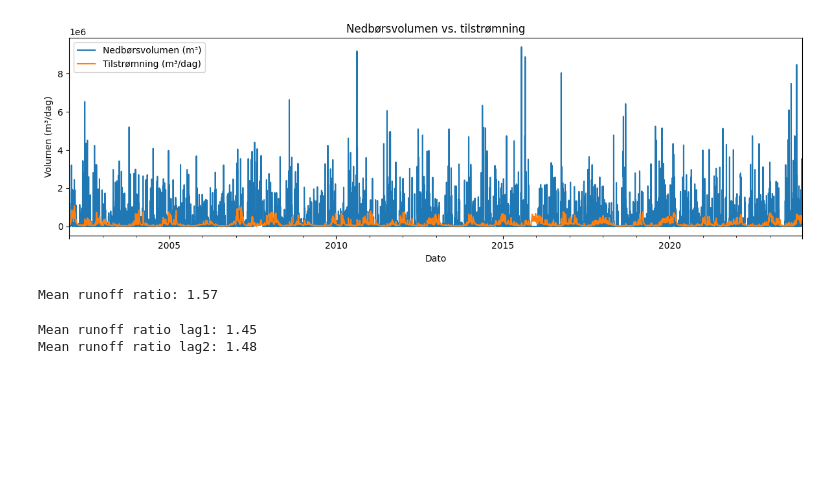
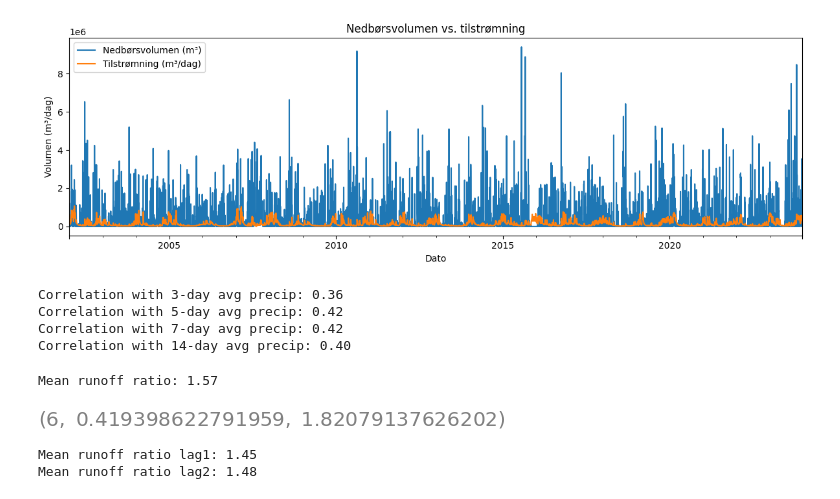
Before and after one commit to nicolaigarder/Forecasting-water-inflow, a Jupyter notebook: Exploratory analysis/Exploratory.ipynb, the cells around one changed output. Drawn from its saved outputs; the diff is of its cells as text; code cells hidden in the pictures; blank space fills up the shorter version.

```diff
--- a/Exploratory analysis/Exploratory.ipynb
+++ b/Exploratory analysis/Exploratory.ipynb
@@ -87,9 +114,27 @@ plt.tight_layout()
 plt.show()
 # %% [output]
 [figure]
+# %%
+df['precip_3day_avg'] = df['precip_volume'].rolling(window=3).mean()
+df['precip_5day_avg'] = df['precip_volume'].rolling(window=5).mean()
+df['precip_7day_avg'] = df['precip_volume'].rolling(window=7).mean()
+df['precip_14day_avg'] = df['precip_volume'].rolling(window=14).mean()
+
+corr_3 = df['KarupBro_m3_day'].corr(df['precip_3day_avg'])
+corr_5 = df['KarupBro_m3_day'].corr(df['precip_5day_avg'])
+corr_7 = df['KarupBro_m3_day'].corr(df['precip_7day_avg'])
+corr_14 = df['KarupBro_m3_day'].corr(df['precip_14day_avg'])
+
+print(f"Correlation with 3-day avg precip: {corr_3:.2f}")
+print(f"Correlation with 5-day avg precip: {corr_5:.2f}")
+print(f"Correlation with 7-day avg precip: {corr_7:.2f}")
+print(f"Correlation with 14-day avg precip: {corr_14:.2f}")
+# %% [output]
+Correlation with 3-day avg precip: 0.36
+Correlation with 5-day avg precip: 0.42
+Correlation with 7-day avg precip: 0.42
+Correlation with 14-day avg precip: 0.40
 # %%
-df['runoff_ratio'] = df['KarupBro_m3_day'] / df['precip_volume']
-
 df['runoff_ratio'] = df['KarupBro_m3_day'] / df['precip_volume']
 df['runoff_ratio'].replace([np.inf, -np.inf], np.nan, inplace=True)
 
@@ -98,6 +143,32 @@ mean_runoff_ratio = df['runoff_ratio'].mean()
 print(f"Mean runoff ratio: {mean_runoff_ratio:.2f}")
 # %% [output]
 Mean runoff ratio: 1.57
+# %%
+# Test multiple window sizes to find which rolling average gives highest correlation
+max_window = 30
+rolling_corrs = {}
+
+for window in range(1, max_window + 1):
+    colname = f'precip_roll{window}'
+    df[colname] = df['precip_volume'].rolling(window=window).mean()
+    corr = df['KarupBro_m3_day'].corr(df[colname])
+    rolling_corrs[window] = corr
+
+# Find the best window size
+best_window = max(rolling_corrs, key=rolling_corrs.get)
+best_corr = rolling_corrs[best_window]
+
+# Calculate runoff ratio based on the best moving average
+best_avg_col = f'precip_roll{best_window}'
+df['runoff_ratio_ma'] = df['KarupBro_m3_day'] / df[best_avg_col]
+
+# Remove infs and NaNs for ratio
+df['runoff_ratio_ma'].replace([np.inf, -np.inf], np.nan, inplace=True)
+mean_runoff_ratio_ma = df['runoff_ratio_ma'].mean()
+
+best_window, best_corr, mean_runoff_ratio_ma
+# %% [output]
+[figure, added]
 # %%
 df['precip_volume_lag1'] = df['precip_volume'].shift(1)
 df['runoff_ratio_lag1'] = df['KarupBro_m3_day'] / df['precip_volume_lag1']
```
Also changed, not shown: parts of 5 cells of this notebook, 1 other file.
